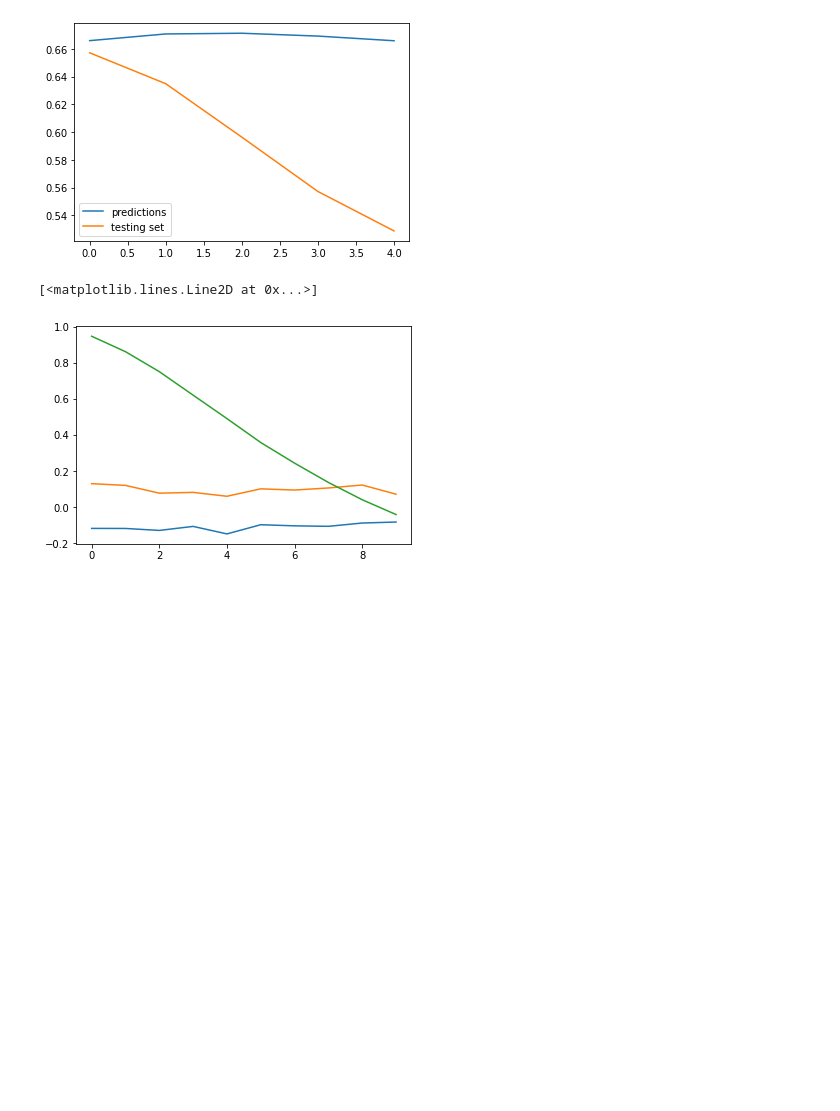
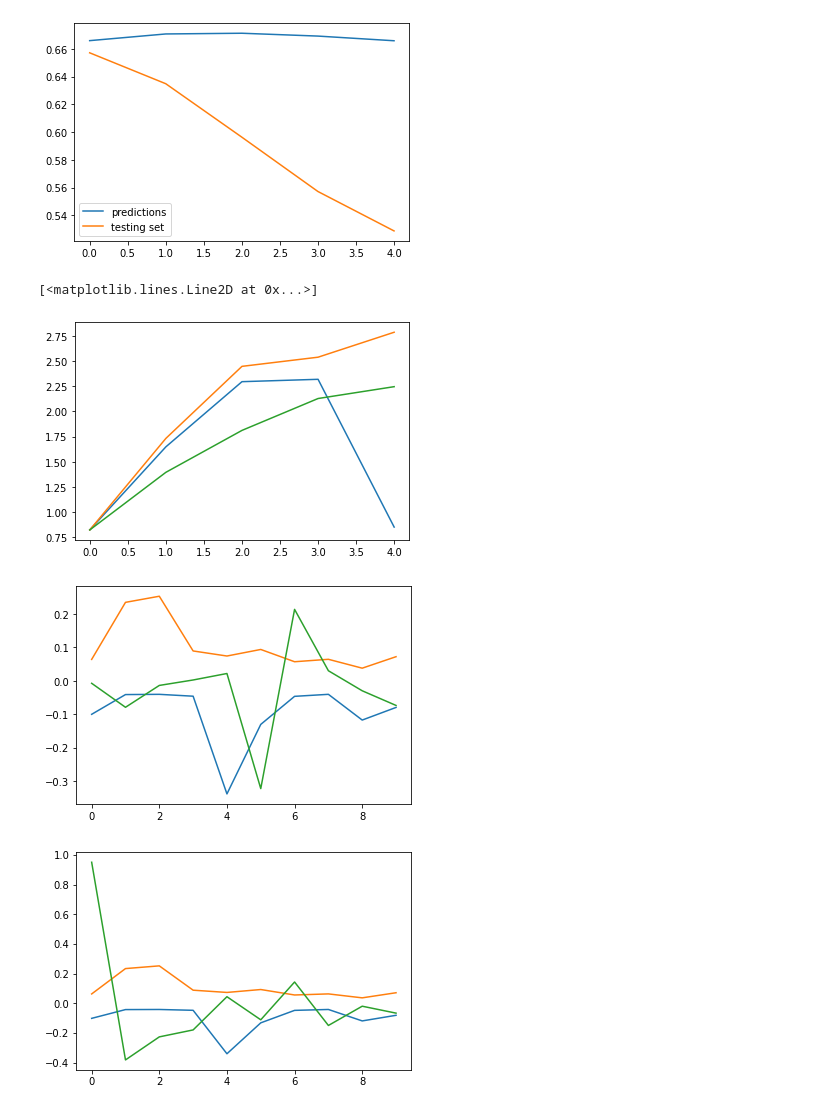
Before and after one commit to anestiskaim11/time-series-analysis, a Jupyter notebook: team1/first350.ipynb, the cells around one changed output. Drawn from its saved outputs; the diff is of its cells as text; code cells hidden in the pictures; blank space fills up the shorter version.

```diff
--- a/team1/first350.ipynb
+++ b/team1/first350.ipynb
@@ -477,38 +501,58 @@ bootstraps = []
 for i in range(40):
     bootstraps.append(shuffle(resid))
 # %%
+import nolds
 acfs = []
 pacfs = []
 for i in range(40):
   acfs.append(get_acf(bootstraps[i], show=False))
   pacfs.append(get_pacf(bootstraps[i], show=False))
 
 minmaxa = []
 for i in range(10):
   minmaxa.append([float("inf"), -float("inf")])
 for i in range(10):
   for j in range(40):
     if acfs[j][i] < minmaxa[i][0]:
       minmaxa[i][0] = acfs[j][i]
     if acfs[j][i] > minmaxa[i][1]:
       minmaxa[i][1] = acfs[j][i]
 
 
 minmaxp = []
 for i in range(10):
   minmaxp.append([float("inf"), -float("inf")])
 for i in range(10):
   for j in range(40):
     if acfs[j][i] < minmaxp[i][0]:
       minmaxp[i][0] = acfs[j][i]
     if acfs[j][i] > minmaxp[i][1]:
       minmaxp[i][1] = acfs[j][i]
 
+minmaxm = []
+for i in range(5):
+  minmaxm.append([float("inf"), -float("inf")])
+for i in range(5):
+  for j in range(40):
+    m, _, _, _ = correlationdimension(bootstraps[j], tau=1, m_max=5)
+    if m[i] < minmaxm[i][0]:
+      minmaxm[i][0] = m[i]
+    if m[i] > minmaxm[i][1]:
+      minmaxm[i][1] = m[i]
+
+m, _, _, _ = correlationdimension(resid, tau=1, m_max=10)
+plt.plot(minmaxm)
+plt.plot(m[:5])
+
+plt.figure()
 plt.plot(minmaxa)
 plt.plot(get_acf(resid, show=False))
 
-#plt.plot(minmaxp)
-#plt.plot(get_pacf(diffs, show=False))
+plt.figure()
+plt.plot(minmaxp)
+plt.plot(get_pacf(diffs, show=False))
 # %% [output]
 [<matplotlib.lines.Line2D at 0x...>]
-[figure, old version]
+[figure, new version]
+[figure, added]
+[figure, added]
```
Also changed, not shown: parts of 1 cell of this notebook, 1 other file.
